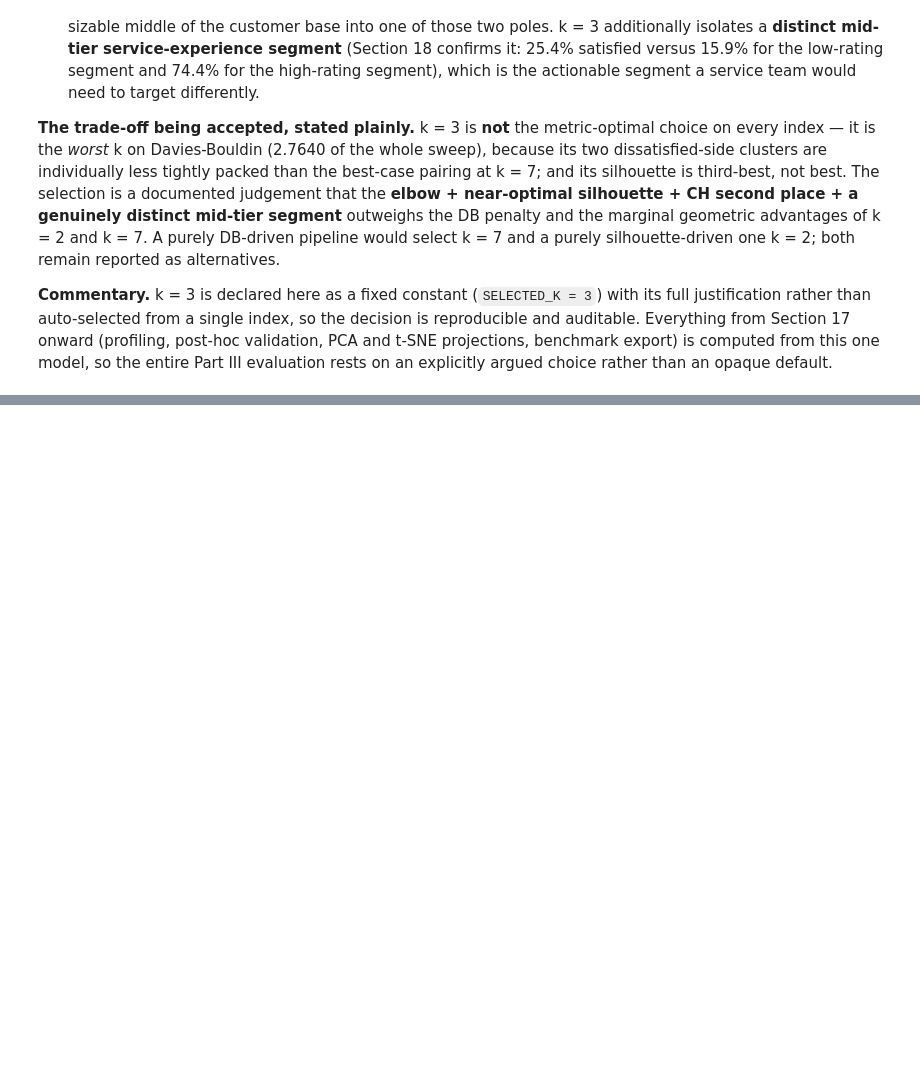
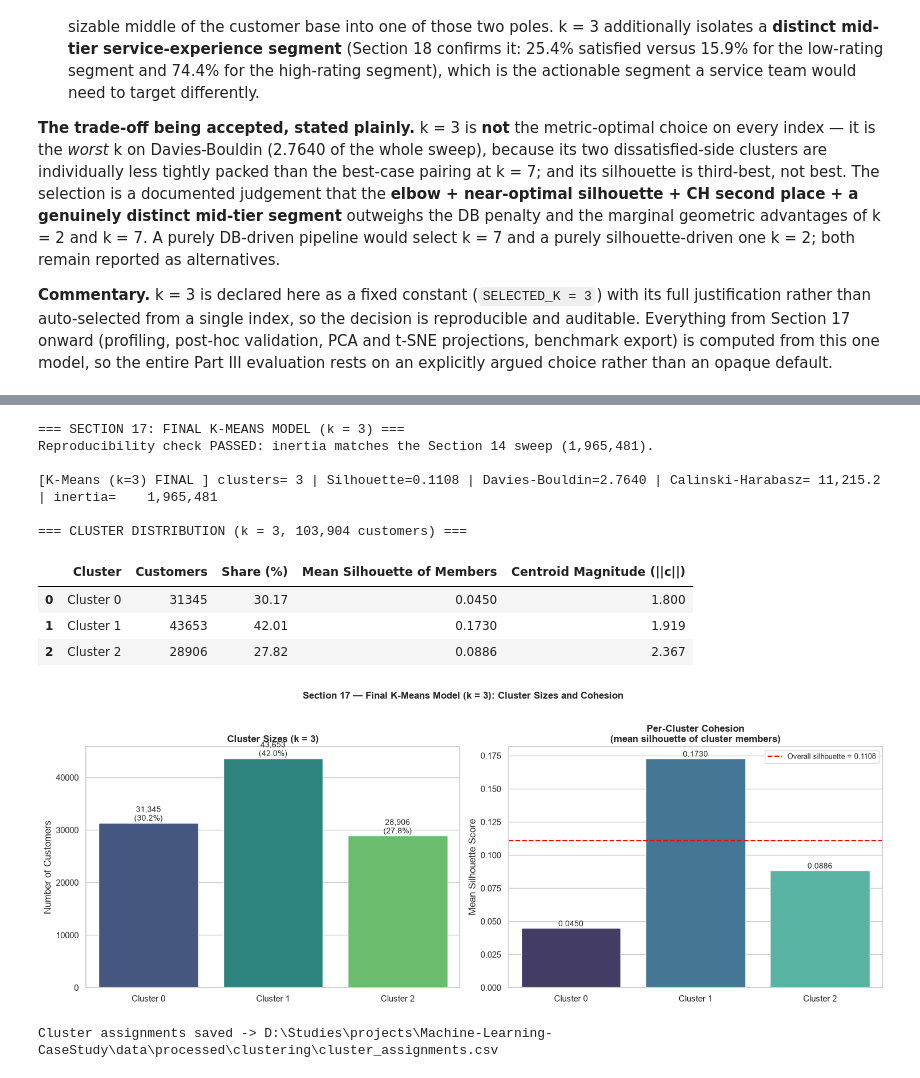
Before and after one commit to Phyboc/Machine-Learning-CaseStudy, a Jupyter notebook: src/clustering/clustering.ipynb, the cells around one changed output, grey strips where cells are left out. Saved outputs shown, nothing was run; the diff lists cells and outputs as text; code cells hidden in the pictures; blank space fills up the shorter version.

Commit message:
Added visuals for the evaluation metrics and fixed dataset bug

```diff
--- a/src/clustering/clustering.ipynb
+++ b/src/clustering/clustering.ipynb
@@ -1770,0 +1789,80 @@ entire Part III evaluation rests on an explicitly argued choice rather than an o
+# %%
+print("=== SECTION 17: FINAL K-MEANS MODEL (k = 3) ===")
+
+final_kmeans = KMeans(n_clusters=SELECTED_K, random_state=RANDOM_STATE, n_init=10)
+cluster_labels = final_kmeans.fit_predict(X)
+
+# Reproducibility guard: the deployed model must reproduce the sweep result for the same k
+assert np.isclose(final_kmeans.inertia_, sweep_df.loc[SELECTED_K, "Inertia"]), \
+    "Final model inertia does not match the sweep for the same k!"
+print(f"Reproducibility check PASSED: inertia matches the Section 14 sweep ({final_kmeans.inertia_:,.0f}).\n")
+
+# Re-score the deployed model with the mandatory indices
+final_metrics = evaluate_clustering(f"K-Means (k={SELECTED_K}) FINAL", cluster_labels, X,
+                                   X_silhouette_sample, SILHOUETTE_IDX, inertia=final_kmeans.inertia_)
+
+# Per-cluster cohesion: mean silhouette of the members of each cluster
+sil_values = silhouette_samples(X_silhouette_sample, np.asarray(cluster_labels)[SILHOUETTE_IDX])
+sampled_labels = np.asarray(cluster_labels)[SILHOUETTE_IDX]
+
+cluster_counts = pd.Series(cluster_labels).value_counts().sort_index()
+distribution = pd.DataFrame({
+    "Cluster": [f"Cluster {i}" for i in cluster_counts.index],
+    "Customers": cluster_counts.values,
+    "Share (%)": (cluster_counts.values / len(X) * 100).round(2),
+    "Mean Silhouette of Members": [round(float(sil_values[sampled_labels == i].mean()), 4)
+                                   for i in cluster_counts.index],
+    "Centroid Magnitude (||c||)": [round(float(np.linalg.norm(final_kmeans.cluster_centers_[i])), 3)
+                                   for i in cluster_counts.index],
+})
+
+print(f"\n=== CLUSTER DISTRIBUTION (k = {SELECTED_K}, {len(X):,} customers) ===")
+display(distribution)
+
+# --- Cluster size + per-cluster cohesion visualisation ---
+fig, axes = plt.subplots(1, 2, figsize=(15, 5.5))
+
+sns.barplot(x=distribution["Cluster"], y=distribution["Customers"],
+            hue=distribution["Cluster"], palette="viridis", legend=False, ax=axes[0])
+axes[0].set_title(f"Cluster Sizes (k = {SELECTED_K})", fontweight="bold")
+axes[0].set_ylabel("Number of Customers")
+axes[0].set_xlabel("")
+for p, v, s in zip(axes[0].patches, distribution["Customers"], distribution["Share (%)"]):
+    axes[0].annotate(f"{v:,}\n({s:.1f}%)", (p.get_x() + p.get_width() / 2, p.get_height()),
+                     ha="center", va="bottom", fontsize=10)
+
+sns.barplot(x=distribution["Cluster"], y=distribution["Mean Silhouette of Members"],
+            hue=distribution["Cluster"], palette="mako", legend=False, ax=axes[1])
+axes[1].axhline(final_metrics["Silhouette Score"], color="red", linestyle="--", linewidth=1.6,
+                label=f"Overall silhouette = {final_metrics['Silhouette Score']:.4f}")
+axes[1].set_title("Per-Cluster Cohesion\n(mean silhouette of cluster members)", fontweight="bold")
+axes[1].set_ylabel("Mean Silhouette Score")
+axes[1].set_xlabel("")
+axes[1].legend(fontsize=9)
+for p, v in zip(axes[1].patches, distribution["Mean Silhouette of Members"]):
+    axes[1].annotate(f"{v:.4f}", (p.get_x() + p.get_width() / 2, p.get_height()),
+                     ha="center", va="bottom" if v >= 0 else "top", fontsize=10)
+
+fig.suptitle(f"Section 17 — Final K-Means Model (k = {SELECTED_K}): Cluster Sizes and Cohesion",
+             fontweight="bold", y=1.02)
+plt.tight_layout()
+plt.savefig(os.path.join(RESULTS_DIR, "kmeans_cluster_distribution.png"), dpi=300, bbox_inches="tight")
+plt.show()
+
+# Persist the deployed assignments for traceability
+assignments_path = os.path.join(PROCESSED_DIR, "cluster_assignments.csv")
+pd.DataFrame({"cluster": cluster_labels}).to_csv(assignments_path, index=False)
+print(f"Cluster assignments saved -> {assignments_path}")
+# %% [output]
+=== SECTION 17: FINAL K-MEANS MODEL (k = 3) ===
+Reproducibility check PASSED: inertia matches the Section 14 sweep (1,965,481).
+
+[K-Means (k=3) FINAL ] clusters= 3 | Silhouette=0.1108 | Davies-Bouldin=2.7640 | Calinski-Harabasz= 11,215.2 | inertia=    1,965,481
+
+=== CLUSTER DISTRIBUTION (k = 3, 103,904 customers) ===
+|  | Cluster | Customers | Share (%) | Mean Silhouette of Members | Centroid Magnitude (||c||) |
+| 0 | Cluster 0 | 31345 | 30.17 | 0.0450 | 1.800 |
+| 1 | Cluster 1 | 43653 | 42.01 | 0.1730 | 1.919 |
+| 2 | Cluster 2 | 28906 | 27.82 | 0.0886 | 2.367 |
+[figure, added]
+Cluster assignments saved -> D:\Studies\projects\Machine-Learning-CaseStudy\data\processed\clustering\cluster_assignments.csv
```
Also changed, not shown: parts of 20 cells of this notebook, 10 other files.
